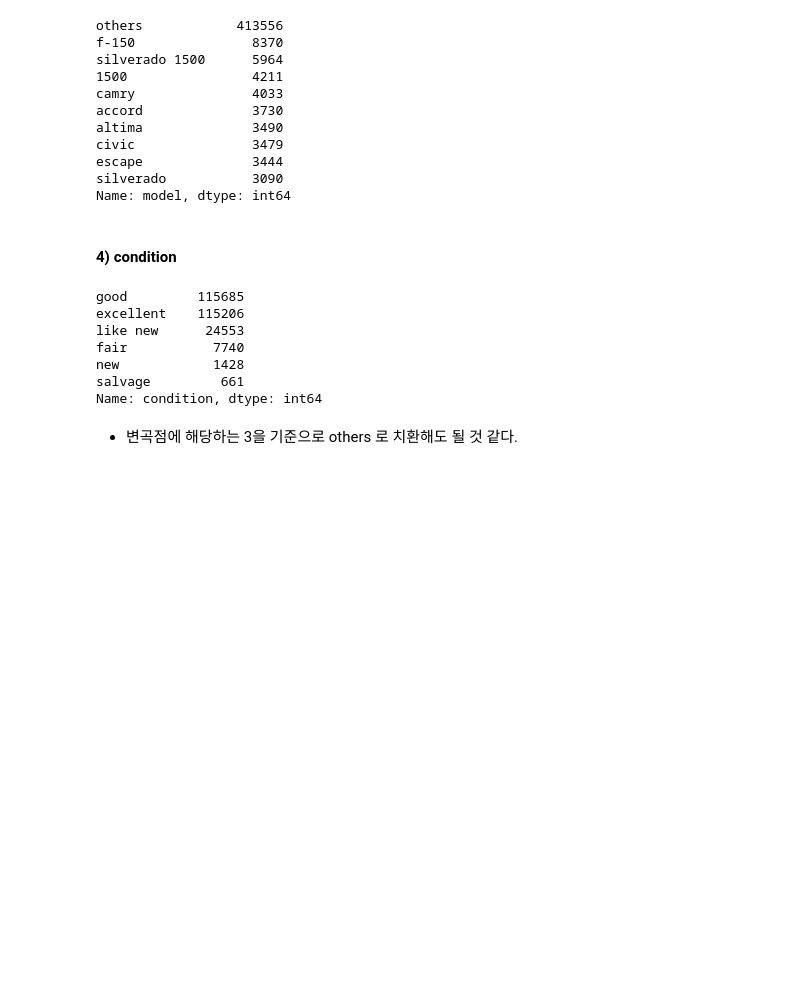
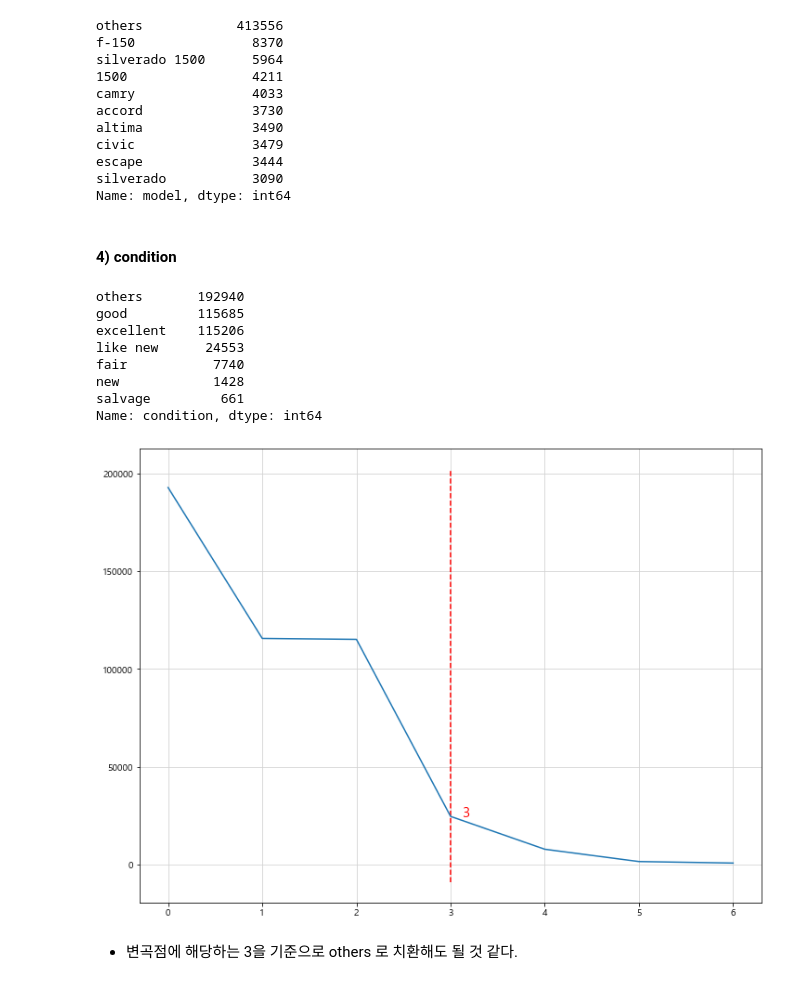
Before and after one commit to Kimgabe/Projects, a Jupyter notebook: Shadowing projects(필사)/[Kaggle_Used car price predict]/[kaggle] 중고자동차 가격 예측(feat. scrapping data).ipynb, the cells around one changed output. Drawn from its saved outputs; the diff is of its cells as text; code cells hidden in the pictures; blank space fills up the shorter version.

```diff
--- a/Shadowing projects(필사)/[Kaggle_Used car price predict]/[kaggle] 중고자동차 가격 예측(feat. scrapping data).ipynb
+++ b/Shadowing projects(필사)/[Kaggle_Used car price predict]/[kaggle] 중고자동차 가격 예측(feat. scrapping data).ipynb
@@ -777,15 +807,17 @@ Name: model, dtype: int64
 # %% [markdown]
 #### 4) condition
 # %%
-val_counts('condition')
+viz_val_counts('condition')
 # %% [output]
+others       192940
 good         115685
 excellent    115206
 like new      24553
 fair           7740
 new            1428
 salvage         661
 Name: condition, dtype: int64
+[figure, added]
 # %% [markdown]
 - 변곡점에 해당하는 3을 기준으로 others 로 치환해도 될 것 같다.
 # %%
```
Also changed, not shown: parts of 46 cells of this notebook.
